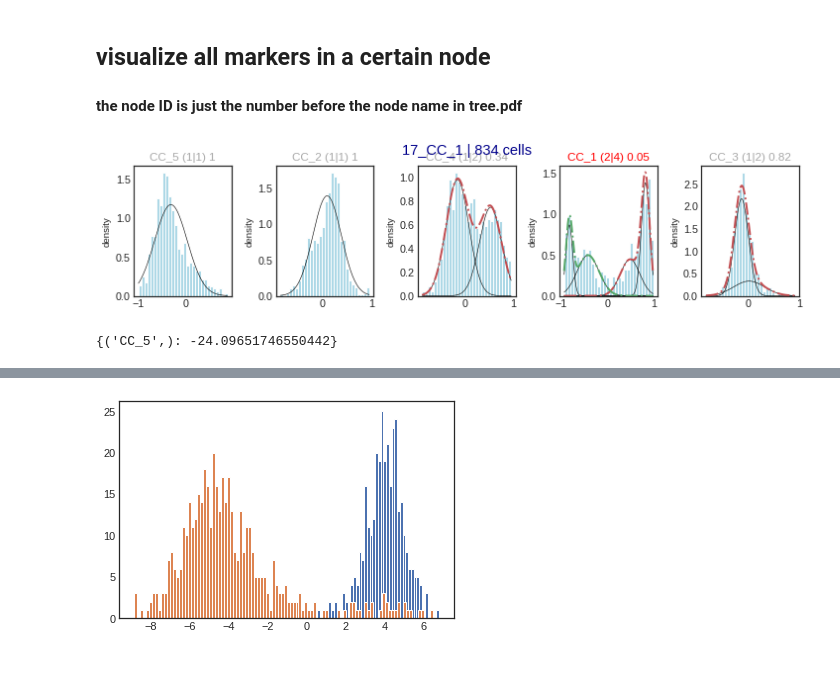
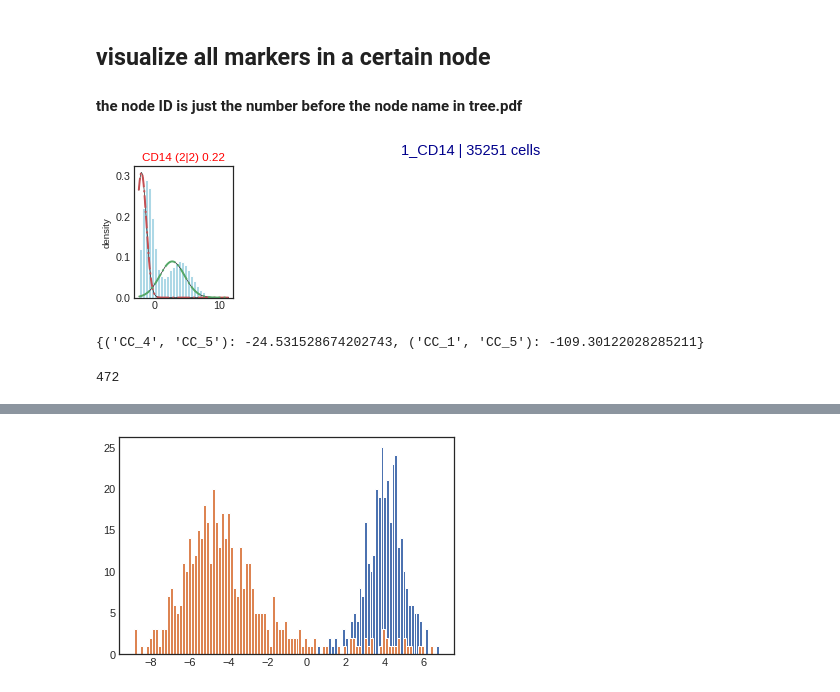
Before and after one commit to xinzhu-email/CITE-pool, a Jupyter notebook: AnalysisTutorial_.ipynb, the cells around one changed output, grey strips where cells are left out. Drawn from its saved outputs; the diff is of its cells as text; code cells hidden in the pictures.

```diff
--- a/AnalysisTutorial_.ipynb
+++ b/AnalysisTutorial_.ipynb
@@ -18,12 +18,12 @@ tree.left.right.indices
 # data = pd.read_csv('datasets/SeuratV4/adt_main_clr.csv',header=0,index_col=0)
 
 # data = pd.read_csv('./datasets/SeuratV4/adt_p8_main_clr.csv',header=0,index_col=0)
-id ='4_5/t0p4'
-# data = pd.read_csv('../data/4tumor/subdata/ADT_'+id+'.csv',index_col=0)
+id ='1'
+data = pd.read_csv('../data/covid19/subdata/ADT_'+id+'.csv',index_col=0)
 # data = pd.read_csv('../simulator_out/ADT_simulator_'+id+'.csv',index_col=0)
-data = pd.read_csv('../SeuratV4/subdata/'+id+'_ADT.csv', sep=',',index_col=0, header=0)
+# data = pd.read_csv('../SeuratV4/subdata/'+id+'_ADT.csv', sep=',',index_col=0, header=0)
 # data.index = data.index.astype(str)
-id='7_5/rna_rna_7'
+id='9_1/_1'
 f = open('../output/'+id+'/tree.pickle','rb')
 # f = open('../data/4tumor/output/ADT_'+id+'/tree.pickle','rb')
 # true = pd.read_csv('./data/4tumor/gating_cluster.csv',index_col=0)
@@ -39,11 +39,11 @@ traversal = BTreeTraversal(tree)
 # %%
 import numpy as np
 def smooth(x,item=0,num=6):
-    if x.iloc[0,:].any() < 0:
+    if x.min().min() < 0:
     # i = [i for i in item][0]
     # print(i,value[:5])
     # print(value[0],value[1])
-        x = x.apply(np.expm1)
+        x = x.apply(np.exp)
 
     # print('before',(x.isnull()).any())
     for i in x.columns:
@@ -66,19 +66,26 @@ data_ = smooth(data)
 ## visualize all markers in a certain node
 #### the node ID is just the number before the node name in tree.pdf
 # %%
-node_ID = 17
+node_ID = 1
 traversal.plot_node(data_,node_ID,viz_dim=1)
 # %% [output]
-[figure, old version]
+[figure, new version]
 # %%
-node = traversal.get_node(13)
-node.all_clustering_dic[1]#[('CC_1','CC_3',)]['mp_clustering']#['similarity_stopped'][('CD4-2',)]
+node = traversal.get_node(18)
+# node.all_clustering_dic[1][('CD56-2',)] #[('CC_1','CC_3',)]#[('CD4-2',)]['mp_clustering']['similarity_stopped']
 # len(node.indices)
 node.score_dict
 # node.stop
 # node.artificial_w
+# node.val_cnt['CD161']
+# node.proba
+# sum(node.proba[rnadata.obs['label_l1']=='CD4 T'] < 0.99)
 # %% [output]
-{('CC_5',): -24.09651746550442}
+{('CC_4', 'CC_5'): -24.531528674202743, ('CC_1', 'CC_5'): -109.30122028285211}
+# %%
+len(node.proba[rnadata.obs['label_l1']=='CD4 T'])
+# %% [output]
+472
 # %%
 data_pair = pd.DataFrame({'CC_5':node.embedding.loc[:,'CC_5'],'CC_3':node.embedding.loc[:,'CC_3'],
                               'bp':node.all_clustering_dic[2][('CC_5','CC_3',)]['bp_clustering'],
```
Also changed, not shown: parts of 13 cells of this notebook, 4 other files.
